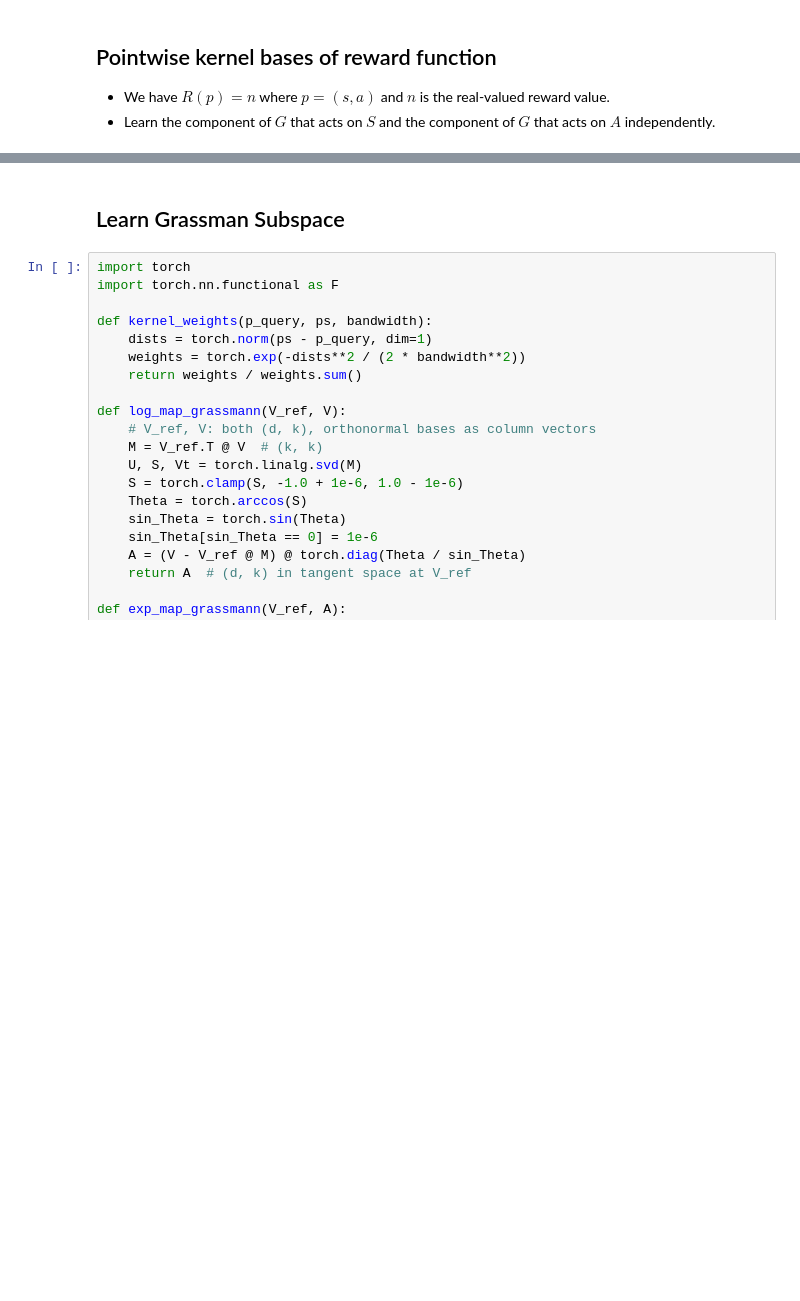
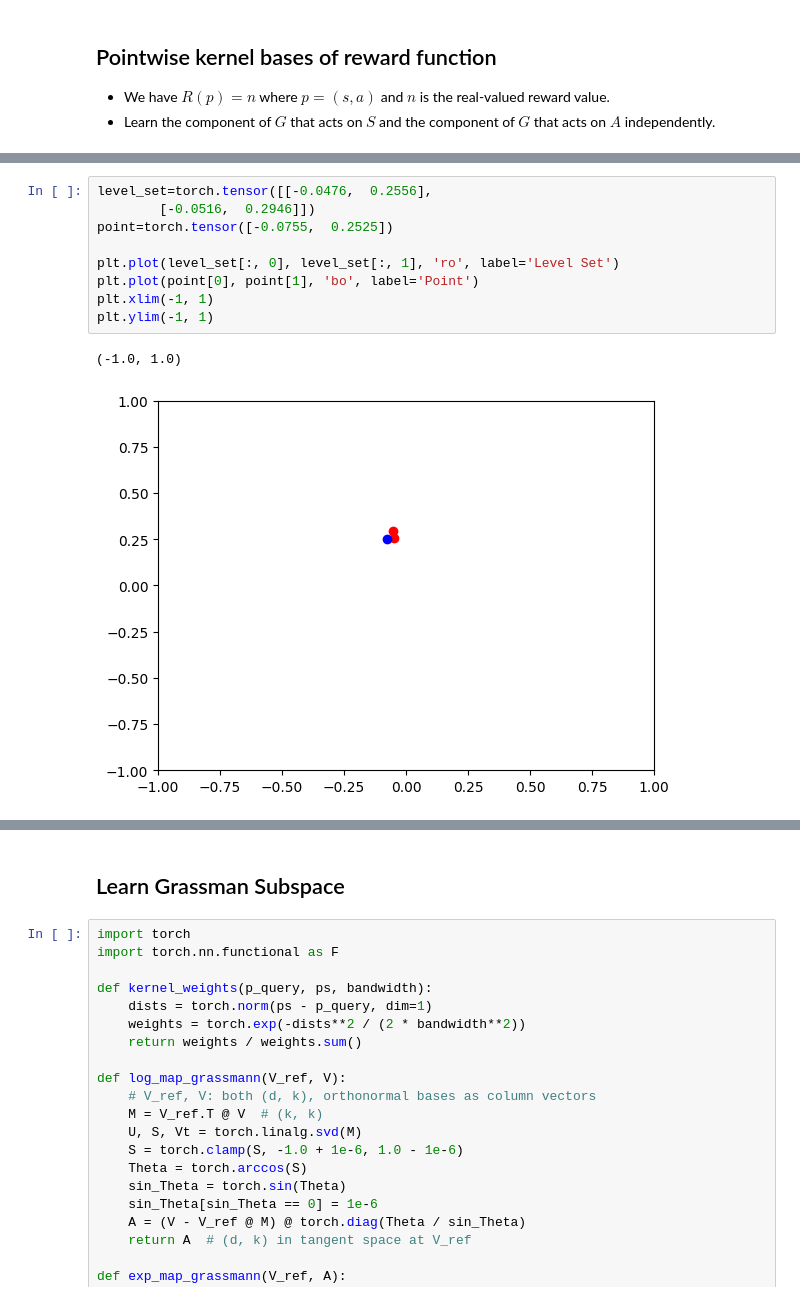
Before and after one commit to PaulNitschke/geo_meta_rl, a Jupyter notebook: learn_kernel.ipynb, the cells around one changed output, grey strips where cells are left out. Cells and saved outputs as stored; diff of their text form; blank space fills up the shorter version.

```diff
--- a/learn_kernel.ipynb
+++ b/learn_kernel.ipynb
@@ -25,0 +47,12 @@ replay_buffer_task_1= load_replay_buffer(replay_buffer_name, N_steps=N_SAMPLES)
+# %%
+level_set=torch.tensor([[-0.0476,  0.2556],
+        [-0.0516,  0.2946]])
+point=torch.tensor([-0.0755,  0.2525])
+
+plt.plot(level_set[:, 0], level_set[:, 1], 'ro', label='Level Set')
+plt.plot(point[0], point[1], 'bo', label='Point')
+plt.xlim(-1, 1)
+plt.ylim(-1, 1)
+# %% [output]
+(-1.0, 1.0)
+[figure, added]
```
Also changed, not shown: parts of 9 cells of this notebook, 14 other files.
